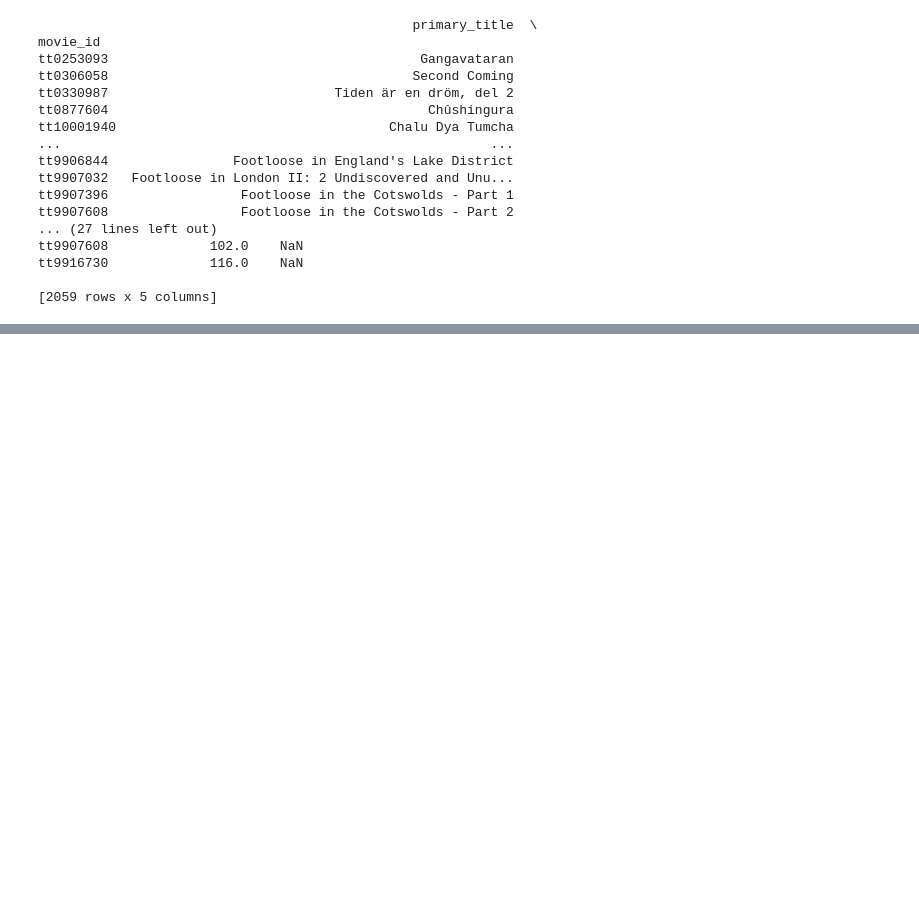
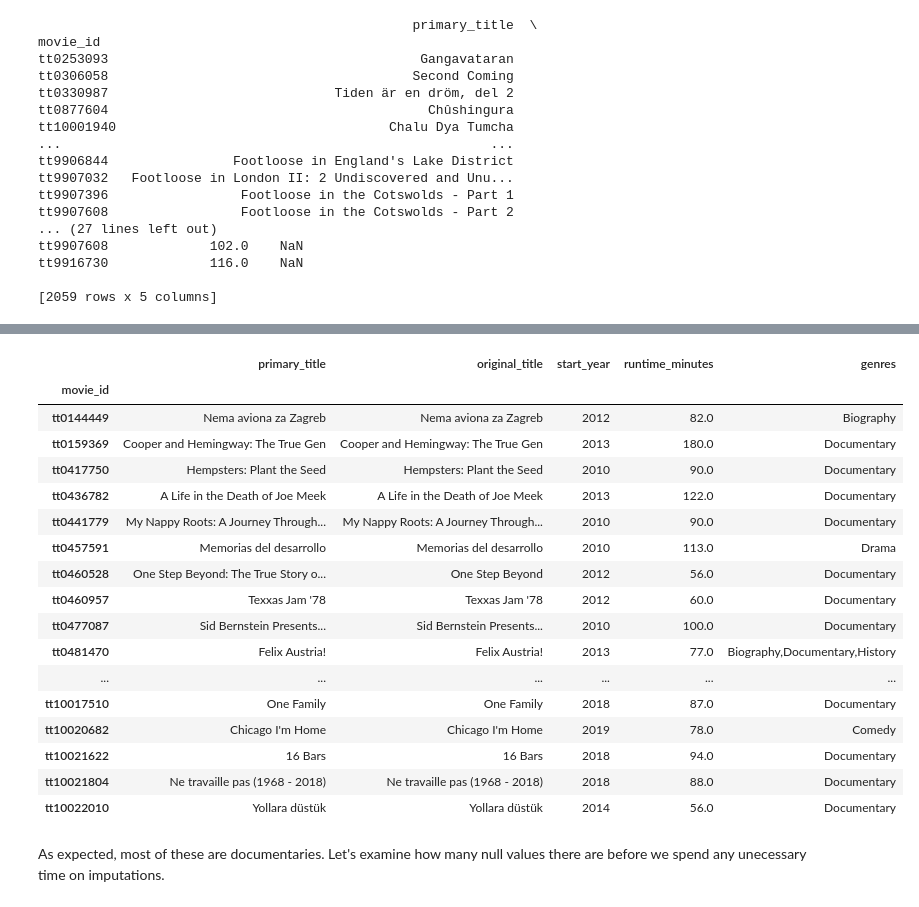
Before and after one commit to emmascotson/Movie-Data-Analysis, a Jupyter notebook: notebooks/exploratory.ipynb, the cells around one changed output, grey strips where cells are left out. Saved outputs shown, nothing was run; the diff lists cells and outputs as text; code cells hidden in the pictures; blank space fills up the shorter version.

Commit message:
More genre imputations, and doc research

```diff
--- a/notebooks/exploratory.ipynb
+++ b/notebooks/exploratory.ipynb
@@ -1471,9 +1471,9 @@ tt9916730             116.0    NaN
 [2059 rows x 5 columns]
 # %%
 #Identify rows with Null genre in movie basics
-mb_genre_nulls = movie_basics_df_test['genres'].isnull()
+mb_genre_nulls = movie_basics_df['genres'].isnull()
 
-for movie_id, row in movie_basics_df_test[mb_genre_nulls].iterrows():
+for movie_id, row in movie_basics_df[mb_genre_nulls].iterrows():
     if movie_id in writers_directors_df.index:
         writer = writers_directors_df.loc[movie_id, 'writer']
         director = writers_directors_df.loc[movie_id, 'director']
@@ -1481,8 +1481,13 @@ for movie_id, row in movie_basics_df_test[mb_genre_nulls].iterrows():
             rt_movieinfo_df['writer'].str.contains(writer, na=False, case=False) &
             rt_movieinfo_df['director'].str.contains(director, na=False, case=False)
         ]
-        if not matching_rows.empty:
+
+        if matching_rows.empty:
+            movie_basics_df.at[movie_id, 'genres'] = 'data missing'
+        elif matching_rows['genre'].isnull().any():
+            movie_basics_df.at[movie_id, 'genres'] = 'data missing'
+        else:
             combined_genres = set()
             for genres in matching_rows['genre']:
                 combined_genres.update(genres.split(','))
-            movie_basics_df_test.at[movie_id, 'genres'] = list(combined_genres)
+            movie_basics_df.at[movie_id, 'genres'] = list(combined_genres)
@@ -1490,0 +1494,4 @@ AttributeError: 'float' object has no attribute 'split'
+# %%
+#Replace 'data missing' with NaN, so we can see how many NaNs were replaced with real data
+movie_basics_df['genres'] = movie_basics_df['genres'].replace('data missing', np.nan)
+movie_basics_df.info()
@@ -1490,0 +1583,28 @@ AttributeError: 'float' object has no attribute 'split'
+# %%
+#Looking at the corresponding titles for these films
+doc_rows_principals = principals_df[principals_df['category'] == 'self']
+doc_movie_ids = doc_rows_principals['movie_id'].tolist()
+doc_movie_basics = movie_basics_df[movie_basics_df.index.isin(doc_movie_ids)]
+
+doc_movie_basics.head(50)
+# %% [output]
+|  | primary_title | original_title | start_year | runtime_minutes | genres |
+| movie_id |  |  |  |  |  |
+| tt0144449 | Nema aviona za Zagreb | Nema aviona za Zagreb | 2012 | 82.0 | Biography |
+| tt0159369 | Cooper and Hemingway: The True Gen | Cooper and Hemingway: The True Gen | 2013 | 180.0 | Documentary |
+| tt0417750 | Hempsters: Plant the Seed | Hempsters: Plant the Seed | 2010 | 90.0 | Documentary |
+| tt0436782 | A Life in the Death of Joe Meek | A Life in the Death of Joe Meek | 2013 | 122.0 | Documentary |
+| tt0441779 | My Nappy Roots: A Journey Through... | My Nappy Roots: A Journey Through... | 2010 | 90.0 | Documentary |
+| tt0457591 | Memorias del desarrollo | Memorias del desarrollo | 2010 | 113.0 | Drama |
+| tt0460528 | One Step Beyond: The True Story o... | One Step Beyond | 2012 | 56.0 | Documentary |
+| tt0460957 | Texxas Jam '78 | Texxas Jam '78 | 2012 | 60.0 | Documentary |
+| tt0477087 | Sid Bernstein Presents... | Sid Bernstein Presents... | 2010 | 100.0 | Documentary |
+| tt0481470 | Felix Austria! | Felix Austria! | 2013 | 77.0 | Biography,Documentary,History |
+| ... | ... | ... | ... | ... | ... |
+| tt10017510 | One Family | One Family | 2018 | 87.0 | Documentary |
+| tt10020682 | Chicago I'm Home | Chicago I'm Home | 2019 | 78.0 | Comedy |
+| tt10021622 | 16 Bars | 16 Bars | 2018 | 94.0 | Documentary |
+| tt10021804 | Ne travaille pas (1968 - 2018) | Ne travaille pas (1968 - 2018) | 2018 | 88.0 | Documentary |
+| tt10022010 | Yollara düstük | Yollara düstük | 2014 | 56.0 | Documentary |
+# %% [markdown]
+As expected, most of these are documentaries. Let's examine how many null values there are before we spend any unecessary time on imputations.
```
Also changed, not shown: parts of 11 cells of this notebook.
